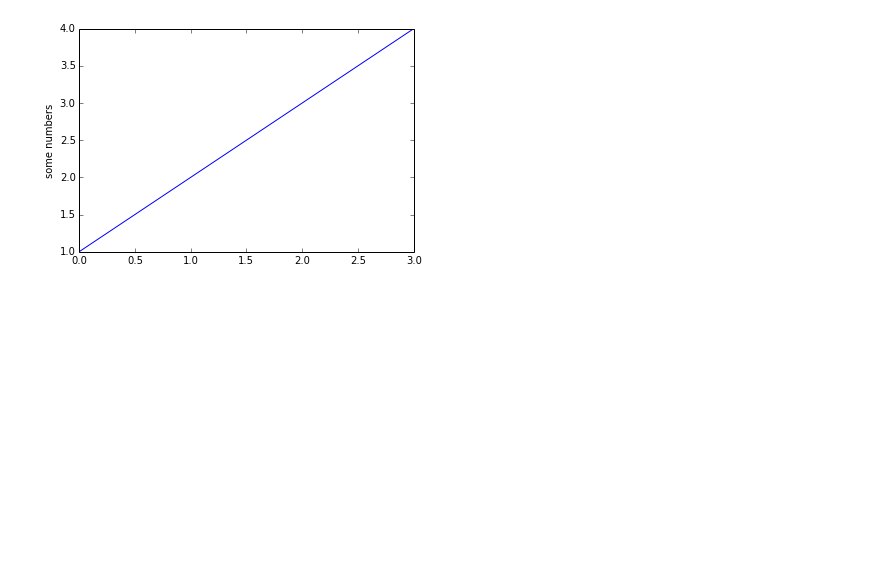
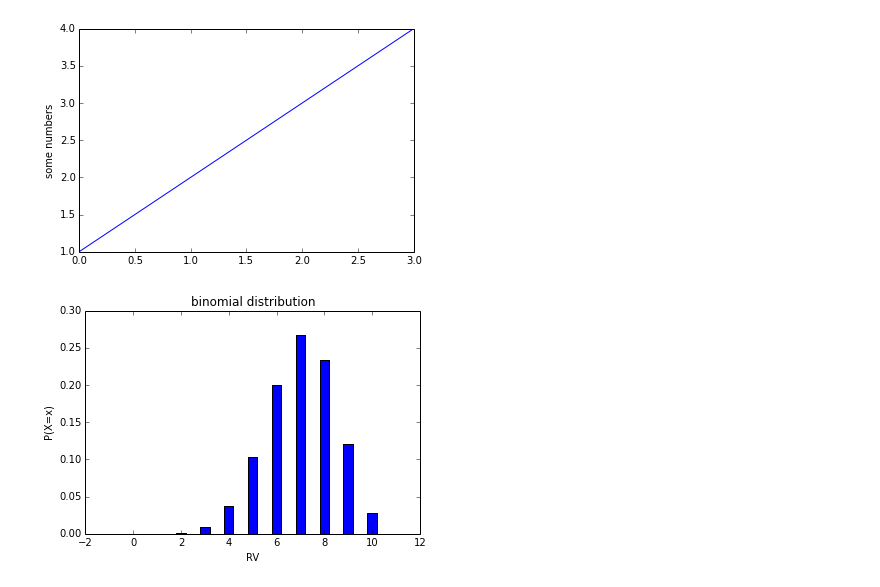
Before and after one commit to allmonday/notebook_ipython, a Jupyter notebook: matplotlib_study.ipynb, the cells around one changed output. Saved outputs shown, nothing was run; the diff lists cells and outputs as text; code cells hidden in the pictures; blank space fills up the shorter version.

```diff
--- a/matplotlib_study.ipynb
+++ b/matplotlib_study.ipynb
@@ -9,3 +7,20 @@ plt.ylabel('some numbers')
 plt.show()
 # %% [output]
 [figure]
+# %%
+'''to plot the distribution of prices '''
+from scipy.stats import binom
+import numpy as np
+rv = binom(10, 0.7)
+
+x = np.arange(-1, 12, 1)
+y = rv.pmf(x)
+
+plt.bar(x-0.2, y, width=0.4)
+
+plt.title("binomial distribution")
+plt.xlabel("RV")
+plt.ylabel("P(X=x)")
+plt.show()
+# %% [output]
+[figure, added]
```
Also changed, not shown: parts of 7 cells of this notebook, 8 other files.
